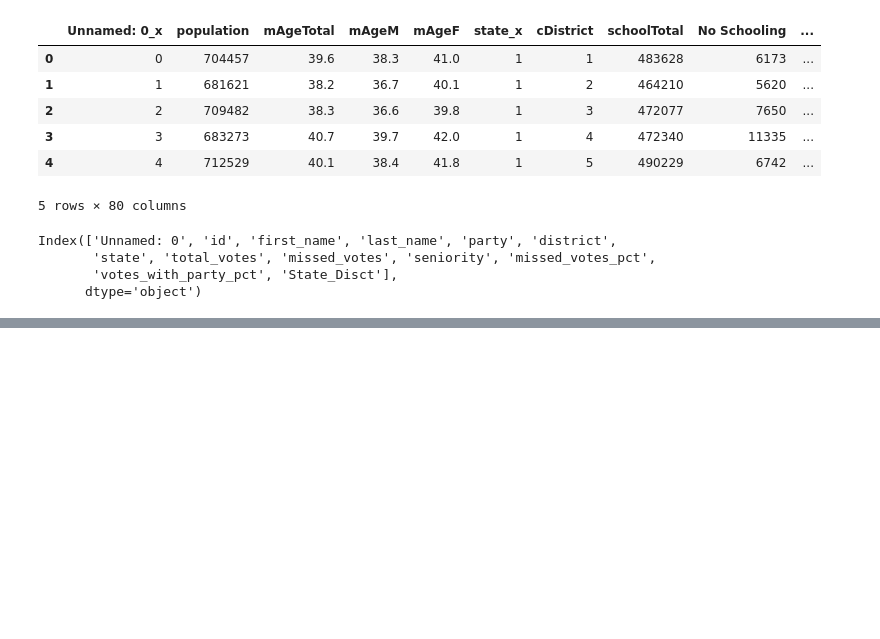
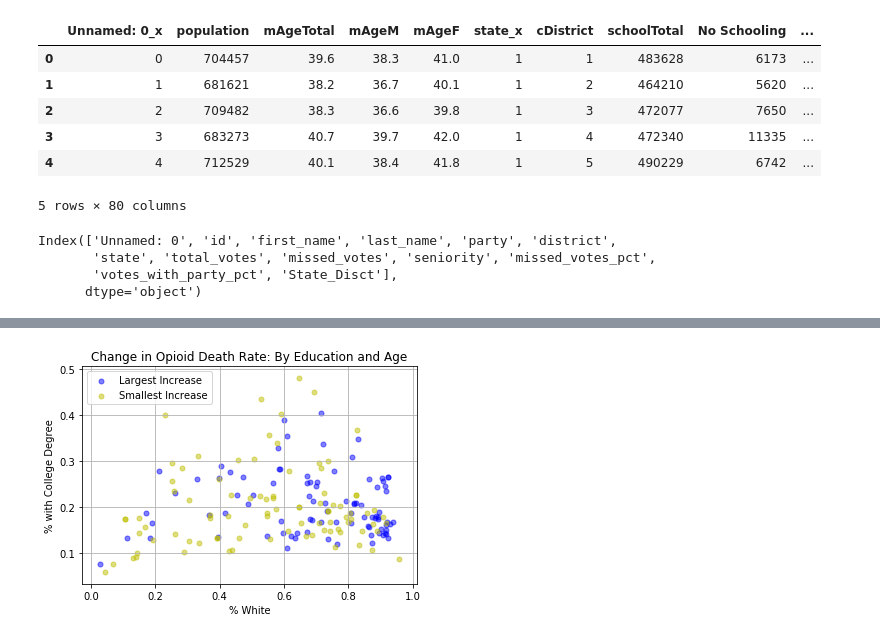
Before and after one commit to GregPoppe/opioid_project, a Jupyter notebook: charts.ipynb, the cells around one changed output, grey strips where cells are left out. Drawn from its saved outputs; the diff is of its cells as text; code cells hidden in the pictures; blank space fills up the shorter version.

```diff
--- a/charts.ipynb
+++ b/charts.ipynb
@@ -236,0 +203,11 @@ plt.savefig("../uwi/Charts/Education_Age_Change.png")
+# %%
+plt.scatter(x = change_cat1['PercWhite'], y = change_cat1['PercCollege'], s = 25, c ='b', alpha = .50, label = 'Largest Increase')
+plt.scatter(x = change_cat2['PercWhite'], y = change_cat2['PercCollege'], s = 25, c ='y', alpha = .50, label = 'Smallest Increase')
+plt.legend(loc = 'best')
+plt.xlabel('% White', fontsize=10)
+plt.ylabel('% with College Degree', fontsize=10)
+plt.title('Change in Opioid Death Rate: By Education and Age', fontsize=12)
+plt.grid(True)
+plt.savefig("../uwi/Charts/Education_Ethinicity_Change.png")
+# %% [output]
+[figure, added]
```
Also changed, not shown: parts of 19 cells of this notebook, 9 other files.
